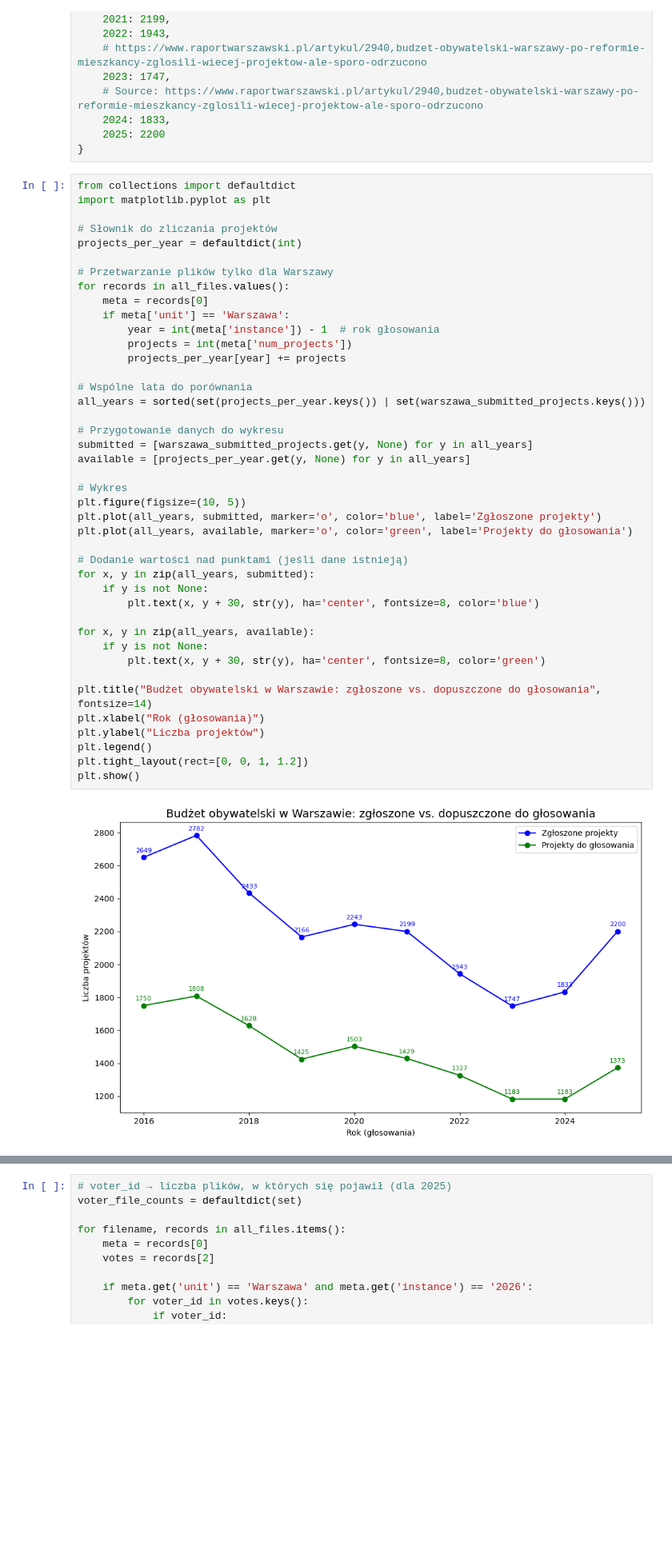
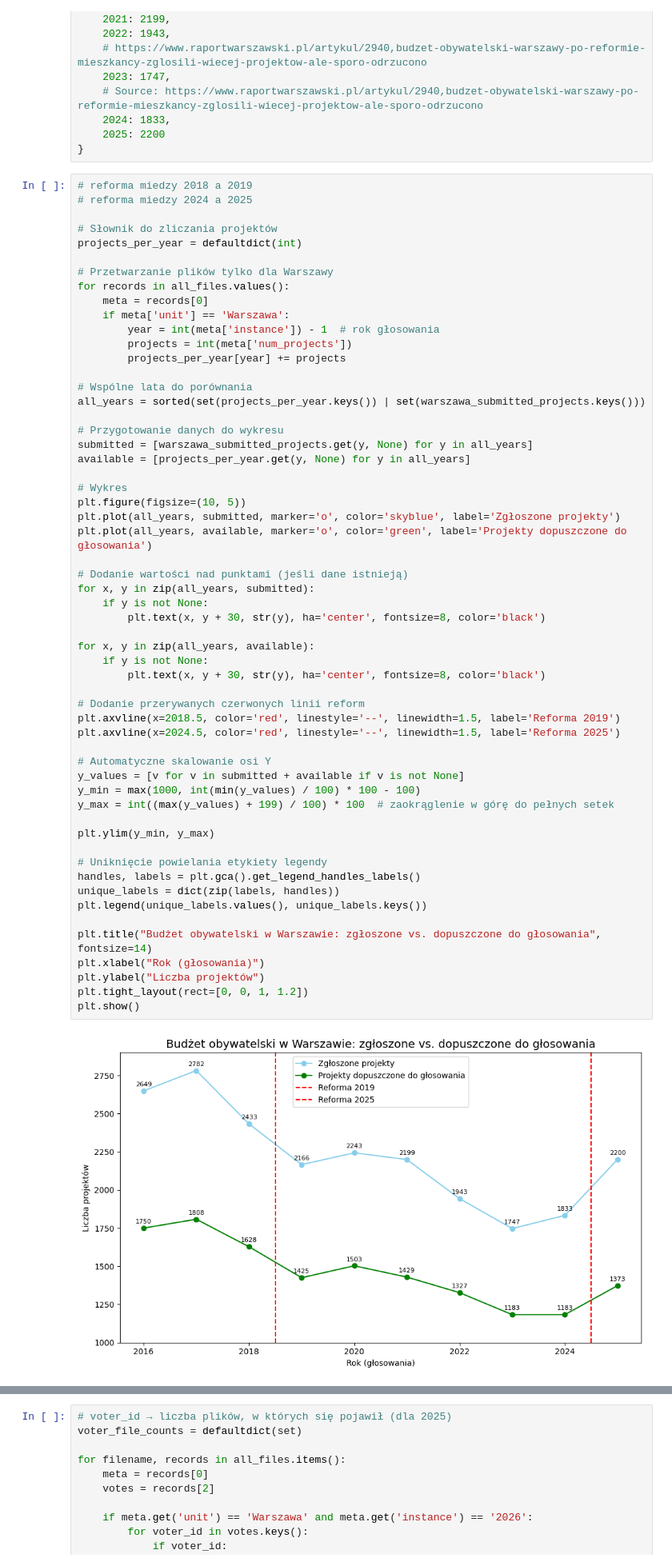
Before and after one commit to pabulib/pabulib_process_data, a Jupyter notebook: src/analytics/wwa_2026_statistics.ipynb, the cells around one changed output, grey strips where cells are left out. Shown at 80% size. Drawn from its saved outputs; the diff is of its cells as text; blank space fills up the shorter version.

Commit message:
better charts

```diff
--- a/src/analytics/wwa_2026_statistics.ipynb
+++ b/src/analytics/wwa_2026_statistics.ipynb
@@ -233,8 +308,8 @@ warszawa_submitted_projects = {
     2025: 2200
 }
 # %%
-from collections import defaultdict
-import matplotlib.pyplot as plt
+# reforma miedzy 2018 a 2019
+# reforma miedzy 2024 a 2025
 
 # Słownik do zliczania projektów
 projects_per_year = defaultdict(int)
@@ -243,39 +318,54 @@ projects_per_year = defaultdict(int)
 for records in all_files.values():
     meta = records[0]
     if meta['unit'] == 'Warszawa':
         year = int(meta['instance']) - 1  # rok głosowania
         projects = int(meta['num_projects'])
         projects_per_year[year] += projects
 
 # Wspólne lata do porównania
 all_years = sorted(set(projects_per_year.keys()) | set(warszawa_submitted_projects.keys()))
 
 # Przygotowanie danych do wykresu
 submitted = [warszawa_submitted_projects.get(y, None) for y in all_years]
 available = [projects_per_year.get(y, None) for y in all_years]
 
 # Wykres
 plt.figure(figsize=(10, 5))
-plt.plot(all_years, submitted, marker='o', color='blue', label='Zgłoszone projekty')
-plt.plot(all_years, available, marker='o', color='green', label='Projekty do głosowania')
+plt.plot(all_years, submitted, marker='o', color='skyblue', label='Zgłoszone projekty')
+plt.plot(all_years, available, marker='o', color='green', label='Projekty dopuszczone do głosowania')
 
 # Dodanie wartości nad punktami (jeśli dane istnieją)
 for x, y in zip(all_years, submitted):
     if y is not None:
-        plt.text(x, y + 30, str(y), ha='center', fontsize=8, color='blue')
+        plt.text(x, y + 30, str(y), ha='center', fontsize=8, color='black')
 
 for x, y in zip(all_years, available):
     if y is not None:
-        plt.text(x, y + 30, str(y), ha='center', fontsize=8, color='green')
+        plt.text(x, y + 30, str(y), ha='center', fontsize=8, color='black')
+
+# Dodanie przerywanych czerwonych linii reform
+plt.axvline(x=2018.5, color='red', linestyle='--', linewidth=1.5, label='Reforma 2019')
+plt.axvline(x=2024.5, color='red', linestyle='--', linewidth=1.5, label='Reforma 2025')
+
+# Automatyczne skalowanie osi Y
+y_values = [v for v in submitted + available if v is not None]
+y_min = max(1000, int(min(y_values) / 100) * 100 - 100)
+y_max = int((max(y_values) + 199) / 100) * 100  # zaokrąglenie w górę do pełnych setek
+
+plt.ylim(y_min, y_max)
+
+# Uniknięcie powielania etykiety legendy
+handles, labels = plt.gca().get_legend_handles_labels()
+unique_labels = dict(zip(labels, handles))
+plt.legend(unique_labels.values(), unique_labels.keys())
 
 plt.title("Budżet obywatelski w Warszawie: zgłoszone vs. dopuszczone do głosowania", fontsize=14)
 plt.xlabel("Rok (głosowania)")
 plt.ylabel("Liczba projektów")
-plt.legend()
 plt.tight_layout(rect=[0, 0, 1, 1.2])
 plt.show()
 # %% [output]
-[figure, old version]
+[figure, new version]
 # %%
 # Słownik do zliczania głosów
 votes_per_year = defaultdict(int)
```
Also changed, not shown: parts of 8 cells of this notebook.
